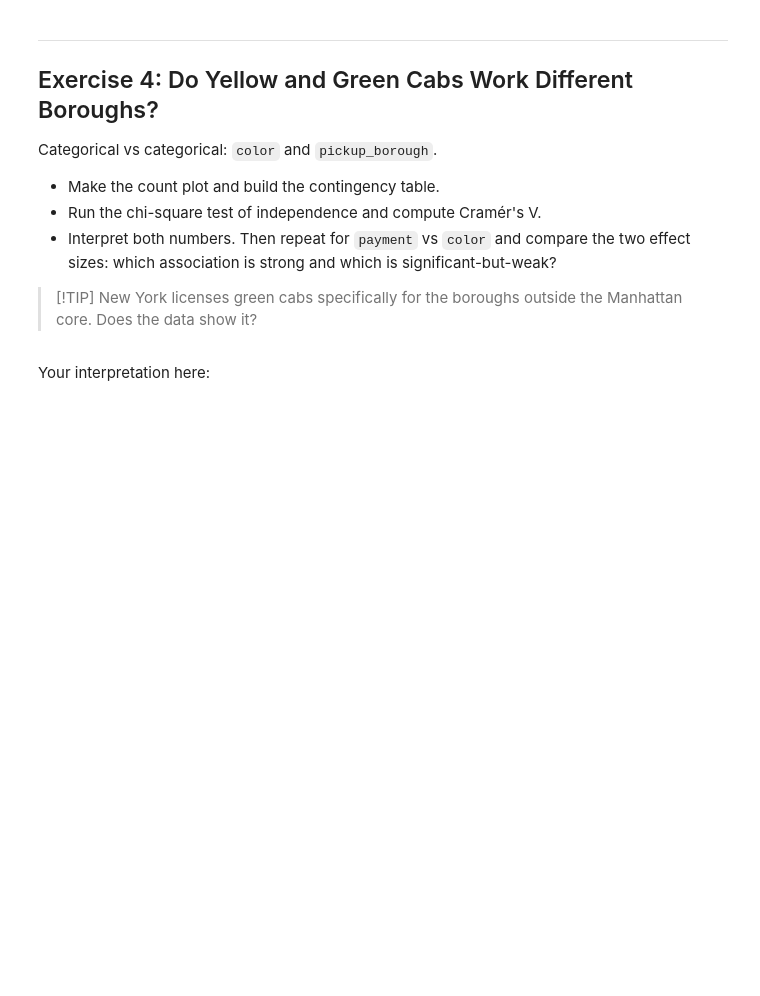
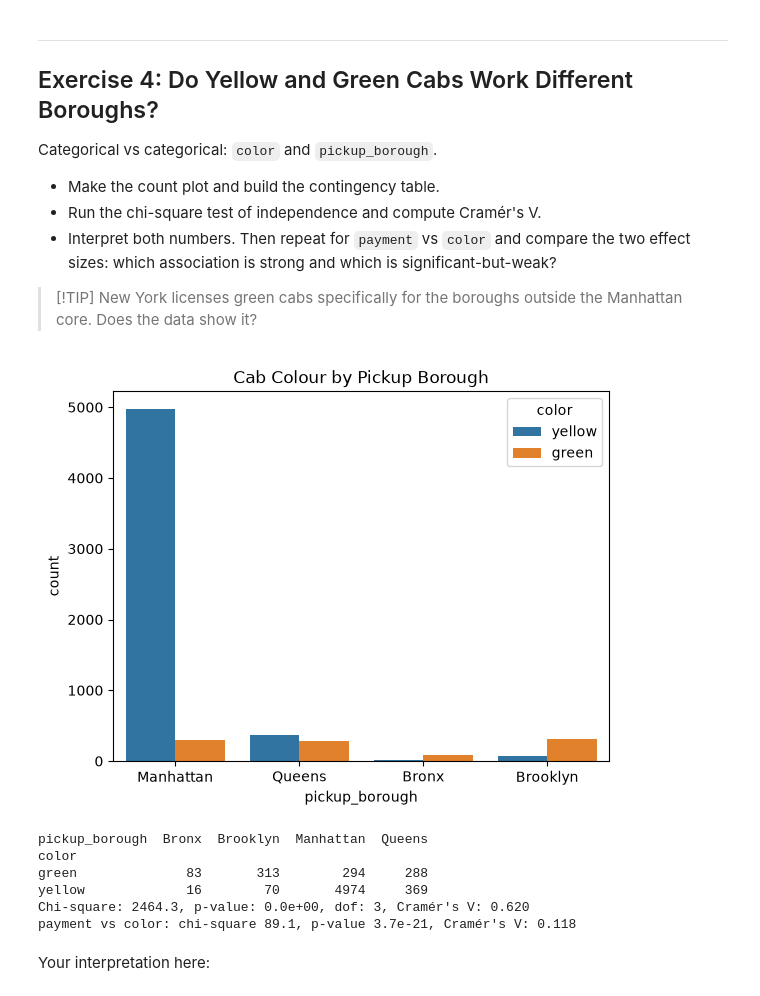
Before and after one commit to TypsonRS/ds-hypothesis-testingKSD, a Jupyter notebook: 5_hypothesis_testing_for_eda_exercise.ipynb, the cells around one changed output. Cells and saved outputs as stored; diff of their text form; code cells hidden in the pictures; blank space fills up the shorter version.

```diff
--- a/5_hypothesis_testing_for_eda_exercise.ipynb
+++ b/5_hypothesis_testing_for_eda_exercise.ipynb
@@ -104,3 +181,36 @@ Categorical vs categorical: `color` and `pickup_borough`.
+# %%
+# Your code here
+def cramers_v(table):
+    chi2, _, _, _ = stats.chi2_contingency(table)
+    n = table.to_numpy().sum()
+    return np.sqrt(chi2 / (n * (min(table.shape) - 1)))
+
+
+sns.countplot(data=boro, x="pickup_borough", hue="color")
+plt.title("Cab Colour by Pickup Borough")
+plt.show()
+
+table_color = pd.crosstab(boro["color"], boro["pickup_borough"])
+print(table_color)
+chi2, p_value, dof, _ = stats.chi2_contingency(table_color)
+print(
+    f"Chi-square: {chi2:.1f}, p-value: {p_value:.1e}, dof: {dof}, Cramér's V: {cramers_v(table_color):.3f}"
+)
+
+# Second pair: payment vs colour
+table_pay = pd.crosstab(paid["payment"], paid["color"])
+chi2b, p_b, _, _ = stats.chi2_contingency(table_pay)
+print(
+    f"payment vs color: chi-square {chi2b:.1f}, p-value {p_b:.1e}, Cramér's V: {cramers_v(table_pay):.3f}"
+)
+# %% [output]
+[figure, added]
+pickup_borough  Bronx  Brooklyn  Manhattan  Queens
+color
+green              83       313        294     288
+yellow             16        70       4974     369
+Chi-square: 2464.3, p-value: 0.0e+00, dof: 3, Cramér's V: 0.620
+payment vs color: chi-square 89.1, p-value 3.7e-21, Cramér's V: 0.118
 # %% [markdown]
 Your interpretation here:
 # %% [markdown]
```
Also changed, not shown: parts of 11 cells of this notebook, 7 other files.
